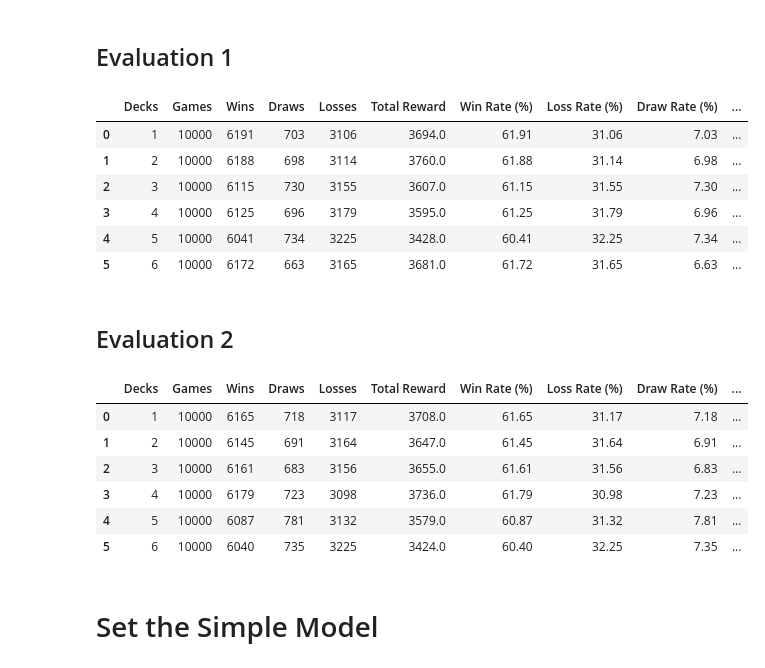
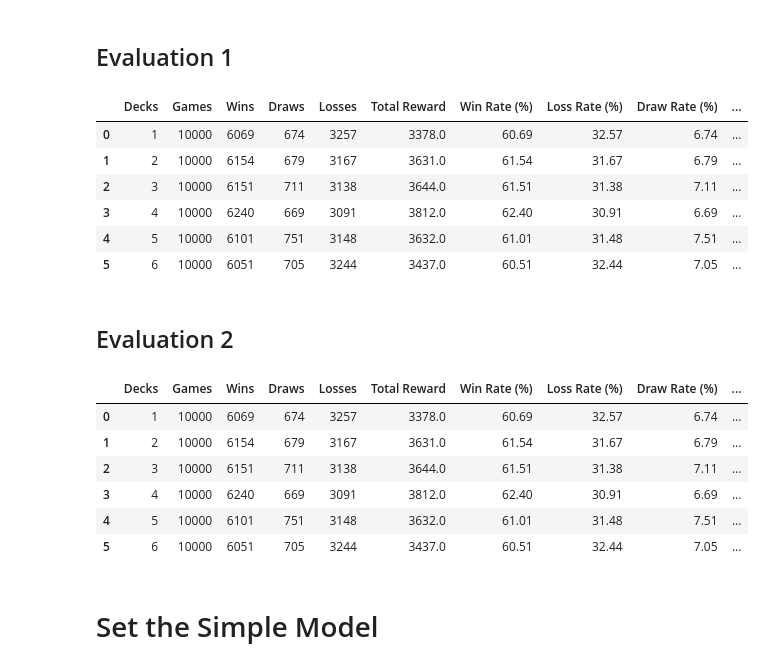
Before and after one commit to AHansViary/Blackjack-Simulation, a Jupyter notebook: Experiment-Complex/traditional.ipynb, the cells around one changed output. Cells and saved outputs as stored; diff of their text form; code cells hidden in the pictures.

```diff
--- a/Experiment-Complex/traditional.ipynb
+++ b/Experiment-Complex/traditional.ipynb
@@ -252,19 +252,26 @@ num_decks = 6
 
 for num_deck in range(1, num_decks + 1):
     env = BlackjackEnv(numdecks=num_deck, natural=False)
-
+    player_natural = 0
+    dealer_natural = 0
     wins = 0
     losses = 0
     draws = 0
     total_reward = 0
 
-    for game in range(num_games):
-        obs = env.reset()  # Slightly different seed per game
+
+    for game in range(1, num_games+1):
+        obs = env.reset(seed=game)  # Slightly different seed per game
         done = False
 
         while not done:
             current_hand = env.hands[env.current_hand]
             dealer_card = env.dealer[0]
+
+            if is_natural(current_hand):
+                player_natural += 1
+            if is_natural(env.dealer):
+                dealer_natural += 1
 
             # Determine valid actions
             valid_actions = [0, 1]  # Stick, Hit always valid
@@ -294,40 +301,42 @@ for num_deck in range(1, num_decks + 1):
 
             obs, reward, done, _ = env.step(action)
 
             if done:
                 total_reward += reward
                 if reward > 0:
                     wins += 1
                 elif reward < 0:
                     losses += 1
                 else:
                     draws += 1
 
     # Store results
     results.append({
         "Decks": num_deck,
         "Games": num_games,
         "Wins": wins,
         "Draws": draws,
         "Losses": losses,
         "Total Reward": total_reward,
         "Win Rate (%)": round((wins / num_games) * 100, 4),
         "Loss Rate (%)": round((losses / num_games) * 100, 4),
         "Draw Rate (%)": round((draws / num_games) * 100, 4),
-        "Average Reward": round(total_reward / num_games, 4)
+        "Average Reward": round(total_reward / num_games, 4),
+        "Player Natural": player_natural,
+        "Dealer Natural": dealer_natural,
     })
 
 # Convert to DataFrame
 df_mixed_1 = pd.DataFrame(results)
 df_mixed_1
 # %% [output]
 |  | Decks | Games | Wins | Draws | Losses | Total Reward | Win Rate (%) | Loss Rate (%) | Draw Rate (%) | ... |
-| 0 | 1 | 10000 | 6191 | 703 | 3106 | 3694.0 | 61.91 | 31.06 | 7.03 | ... |
-| 1 | 2 | 10000 | 6188 | 698 | 3114 | 3760.0 | 61.88 | 31.14 | 6.98 | ... |
-| 2 | 3 | 10000 | 6115 | 730 | 3155 | 3607.0 | 61.15 | 31.55 | 7.30 | ... |
-| 3 | 4 | 10000 | 6125 | 696 | 3179 | 3595.0 | 61.25 | 31.79 | 6.96 | ... |
-| 4 | 5 | 10000 | 6041 | 734 | 3225 | 3428.0 | 60.41 | 32.25 | 7.34 | ... |
-| 5 | 6 | 10000 | 6172 | 663 | 3165 | 3681.0 | 61.72 | 31.65 | 6.63 | ... |
+| 0 | 1 | 10000 | 6069 | 674 | 3257 | 3378.0 | 60.69 | 32.57 | 6.74 | ... |
+| 1 | 2 | 10000 | 6154 | 679 | 3167 | 3631.0 | 61.54 | 31.67 | 6.79 | ... |
+| 2 | 3 | 10000 | 6151 | 711 | 3138 | 3644.0 | 61.51 | 31.38 | 7.11 | ... |
+| 3 | 4 | 10000 | 6240 | 669 | 3091 | 3812.0 | 62.40 | 30.91 | 6.69 | ... |
+| 4 | 5 | 10000 | 6101 | 751 | 3148 | 3632.0 | 61.01 | 31.48 | 7.51 | ... |
+| 5 | 6 | 10000 | 6051 | 705 | 3244 | 3437.0 | 60.51 | 32.44 | 7.05 | ... |
 # %% [markdown]
 ## Evaluation 2
 # %%
@@ -348,16 +357,22 @@ for num_deck in range(1, num_decks + 1):
     wins = 0
     losses = 0
     draws = 0
+    player_natural = 0
+    dealer_natural = 0
     total_reward = 0
 
     for game in range(1, num_games+1):
-        obs = env.reset()  # Slightly different seed per game
+        obs = env.reset(seed=game)  # Slightly different seed per game
         done = False
         money -= 1
 
         while not done:
             current_hand = env.hands[env.current_hand]
             dealer_card = env.dealer[0]
+            if is_natural(current_hand):
+                player_natural += 1
+            if is_natural(env.dealer):
+                dealer_natural += 1
 
             # Determine valid actions
             valid_actions = [0, 1]  # Stick, Hit always valid
@@ -414,6 +429,8 @@ for num_deck in range(1, num_decks + 1):
         "Draw Rate (%)": round((draws / game) * 100, 4),
         "Average Reward": round(total_reward / game, 4),
         "Final Money": money,
+        "Player Natural": player_natural,
+        "Dealer Natural": dealer_natural,
     })
 
 # Convert to DataFrame
@@ -421,12 +438,12 @@ df_mixed_2 = pd.DataFrame(results)
 df_mixed_2
 # %% [output]
 |  | Decks | Games | Wins | Draws | Losses | Total Reward | Win Rate (%) | Loss Rate (%) | Draw Rate (%) | ... |
-| 0 | 1 | 10000 | 6165 | 718 | 3117 | 3708.0 | 61.65 | 31.17 | 7.18 | ... |
-| 1 | 2 | 10000 | 6145 | 691 | 3164 | 3647.0 | 61.45 | 31.64 | 6.91 | ... |
-| 2 | 3 | 10000 | 6161 | 683 | 3156 | 3655.0 | 61.61 | 31.56 | 6.83 | ... |
-| 3 | 4 | 10000 | 6179 | 723 | 3098 | 3736.0 | 61.79 | 30.98 | 7.23 | ... |
-| 4 | 5 | 10000 | 6087 | 781 | 3132 | 3579.0 | 60.87 | 31.32 | 7.81 | ... |
-| 5 | 6 | 10000 | 6040 | 735 | 3225 | 3424.0 | 60.40 | 32.25 | 7.35 | ... |
+| 0 | 1 | 10000 | 6069 | 674 | 3257 | 3378.0 | 60.69 | 32.57 | 6.74 | ... |
+| 1 | 2 | 10000 | 6154 | 679 | 3167 | 3631.0 | 61.54 | 31.67 | 6.79 | ... |
+| 2 | 3 | 10000 | 6151 | 711 | 3138 | 3644.0 | 61.51 | 31.38 | 7.11 | ... |
+| 3 | 4 | 10000 | 6240 | 669 | 3091 | 3812.0 | 62.40 | 30.91 | 6.69 | ... |
+| 4 | 5 | 10000 | 6101 | 751 | 3148 | 3632.0 | 61.01 | 31.48 | 7.51 | ... |
+| 5 | 6 | 10000 | 6051 | 705 | 3244 | 3437.0 | 60.51 | 32.44 | 7.05 | ... |
 # %% [markdown]
 # Set the Simple Model
 # %%
```
Also changed, not shown: parts of 2 cells of this notebook, 13 other files.
